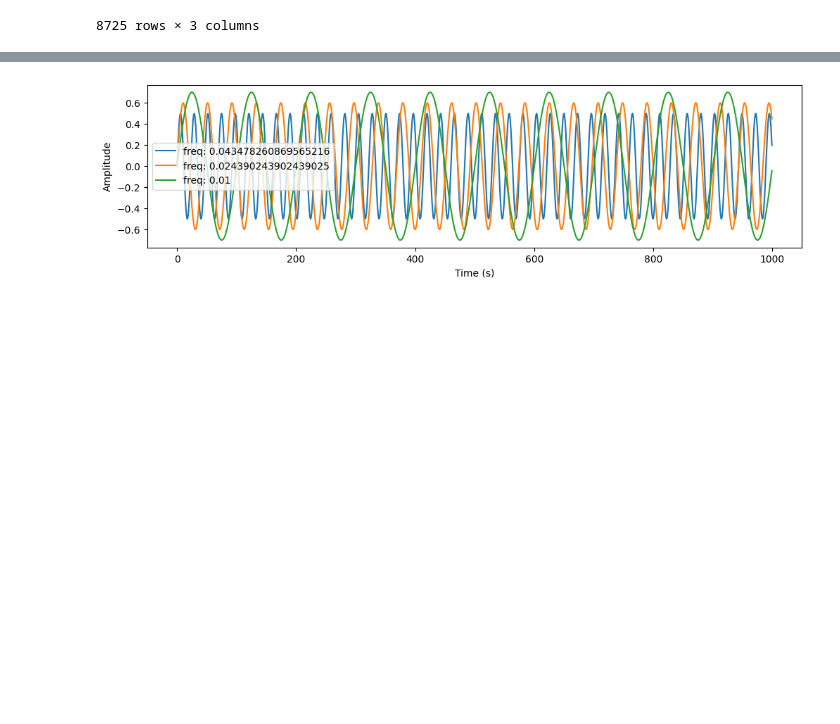
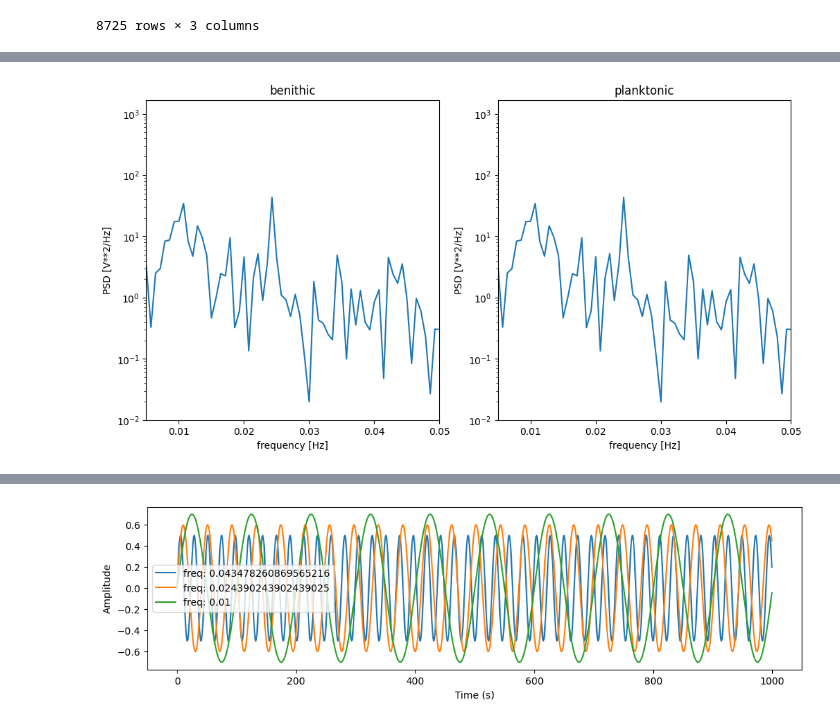
Before and after one commit to Peisong-Zheng/NS_syn, a Jupyter notebook: pre_phase_dis.ipynb, the cells around one changed output, grey strips where cells are left out. Cells and saved outputs as stored; diff of their text form; code cells hidden in the pictures; blank space fills up the shorter version.

```diff
--- a/pre_phase_dis.ipynb
+++ b/pre_phase_dis.ipynb
@@ -556,0 +636,29 @@ plank
+# %%
+# detrend the data
+from scipy import signal
+
+benithic_detrend=signal.detrend(benithic_interp)
+plank_detrend=signal.detrend(plank_interp)
+# %%
+# calculate the power spectral density
+f, Pxx_den_benithic = signal.periodogram(benithic_detrend, 1)
+f, Pxx_den_plank = signal.periodogram(plank_detrend, 1)
+
+# plot the power spectral density
+fig, ax = plt.subplots(1, 2, figsize=(12, 6))
+ax[0].semilogy(f, Pxx_den_benithic)
+ax[0].set_xlim([0.005,0.05])
+ax[0].set_ylim([1e-2,0])
+ax[0].set_xlabel('frequency [Hz]')
+ax[0].set_ylabel('PSD [V**2/Hz]')
+ax[0].set_title('benithic')
+ax[1].semilogy(f, Pxx_den_benithic)
+ax[1].set_xlim([0.005,0.05])
+ax[1].set_ylim([1e-2,0])
+ax[1].set_xlabel('frequency [Hz]')
+ax[1].set_ylabel('PSD [V**2/Hz]')
+ax[1].set_title('planktonic')
+plt.subplots_adjust(hspace=0.5)
+plt.show()
+# %% [output]
+[figure, added]
```
Also changed, not shown: parts of 21 cells of this notebook.
